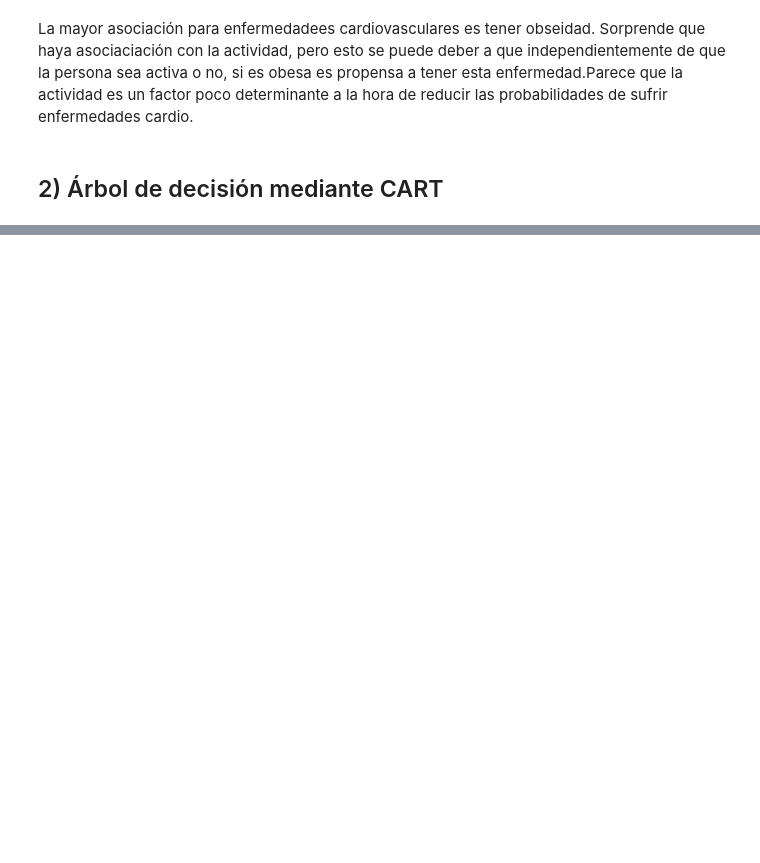
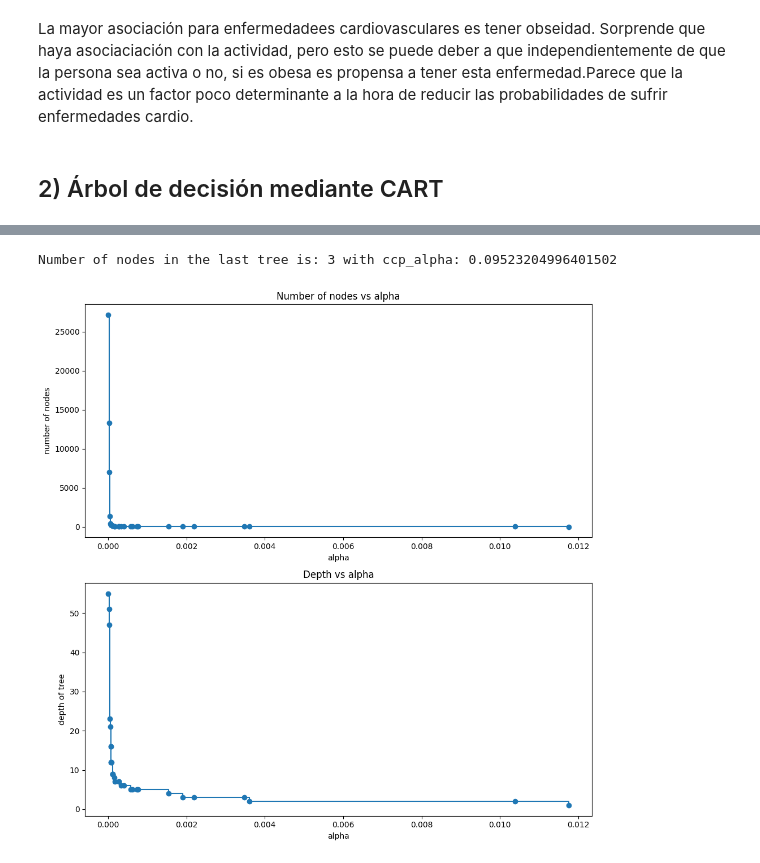
Before and after one commit to ignacionunezG/BI-Cardio-Disease, a Jupyter notebook: Proyecto.ipynb, the cells around one changed output, grey strips where cells are left out. Cells and saved outputs as stored; diff of their text form; code cells hidden in the pictures; blank space fills up the shorter version.

```diff
--- a/Proyecto.ipynb
+++ b/Proyecto.ipynb
@@ -525,0 +524,29 @@ ValueError: Shape of passed values is (69, 1), indices imply (69, 542)
+# %%
+# Different alpha options are tried
+clfs = []
+for ccp_alpha in ccp_alphas:
+    clf = DecisionTreeClassifier(random_state=0, ccp_alpha=ccp_alpha)
+    clf.fit(X_train, y_train)
+    clfs.append(clf)
+print("Number of nodes in the last tree is: {} with ccp_alpha: {}".format(
+      clfs[-1].tree_.node_count, ccp_alphas[-1]))
+# %% [output]
+Number of nodes in the last tree is: 3 with ccp_alpha: 0.09523204996401502
+# %%
+# we remove the last element in clfs and ccp_alphas, because it is the trivial tree with only one node
+# This is not classification
+
+node_counts = [clf.tree_.node_count for clf in clfs]
+depth = [clf.tree_.max_depth for clf in clfs]
+fig, ax = plt.subplots( 2, 1, figsize=(10,10))
+ax[0].plot(ccp_alphas, node_counts, marker='o', drawstyle="steps-post")
+ax[0].set_xlabel("alpha")
+ax[0].set_ylabel("number of nodes")
+ax[0].set_title("Number of nodes vs alpha")
+ax[1].plot(ccp_alphas, depth, marker='o', drawstyle="steps-post")
+ax[1].set_xlabel("alpha")
+ax[1].set_ylabel("depth of tree")
+ax[1].set_title("Depth vs alpha")
+fig.tight_layout()
+# %% [output]
+[figure, added]
```
Also changed, not shown: parts of 39 cells of this notebook.
